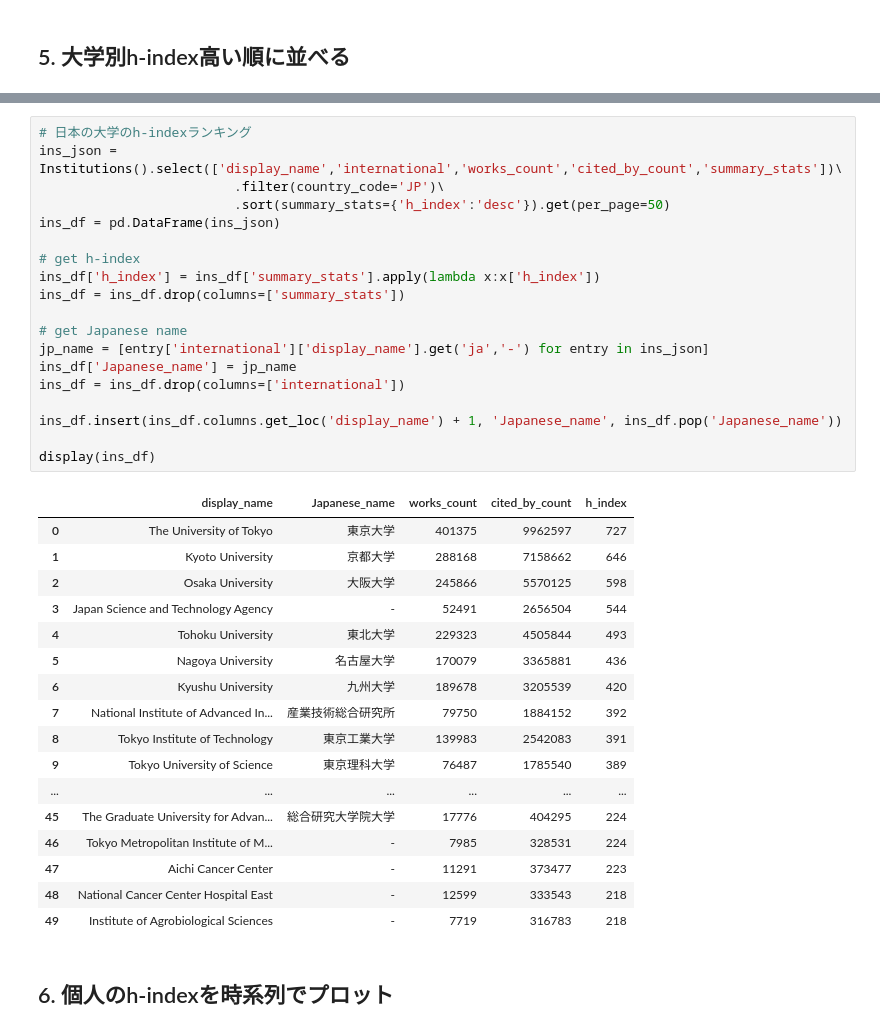
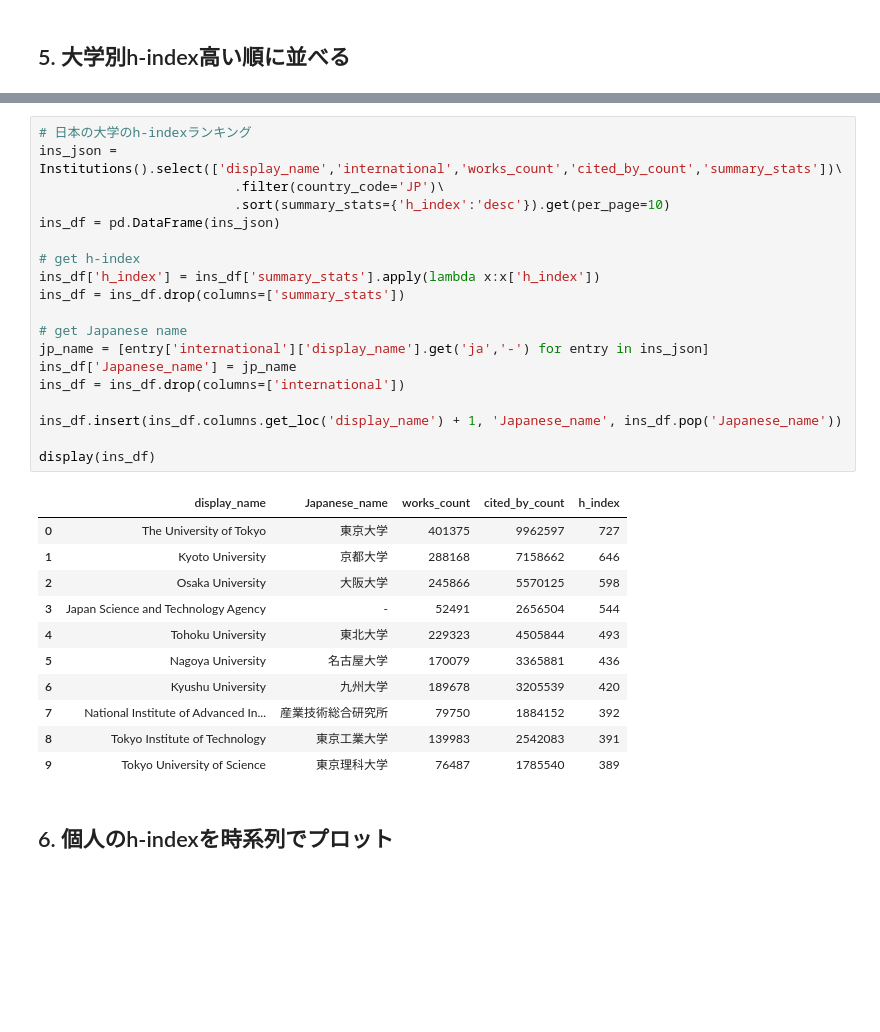
Before and after one commit to ScisciJP/tutorial_jp, a Jupyter notebook: 4-H-index.ipynb, the cells around one changed output, grey strips where cells are left out. Drawn from its saved outputs; the diff is of its cells as text; blank space fills up the shorter version.

```diff
--- a/4-H-index.ipynb
+++ b/4-H-index.ipynb
@@ -541,40 +534,34 @@ display(ins_df)
 # %%
 # 日本の大学のh-indexランキング
 ins_json = Institutions().select(['display_name','international','works_count','cited_by_count','summary_stats'])\
                          .filter(country_code='JP')\
-                         .sort(summary_stats={'h_index':'desc'}).get(per_page=50)
+                         .sort(summary_stats={'h_index':'desc'}).get(per_page=10)
 ins_df = pd.DataFrame(ins_json)
 
 # get h-index
 ins_df['h_index'] = ins_df['summary_stats'].apply(lambda x:x['h_index'])
 ins_df = ins_df.drop(columns=['summary_stats'])
 
 # get Japanese name
 jp_name = [entry['international']['display_name'].get('ja','-') for entry in ins_json]
 ins_df['Japanese_name'] = jp_name
 ins_df = ins_df.drop(columns=['international'])
 
 ins_df.insert(ins_df.columns.get_loc('display_name') + 1, 'Japanese_name', ins_df.pop('Japanese_name'))
 
 display(ins_df)
 # %% [output]
 |  | display_name | Japanese_name | works_count | cited_by_count | h_index |
 | 0 | The University of Tokyo | 東京大学 | 401375 | 9962597 | 727 |
 | 1 | Kyoto University | 京都大学 | 288168 | 7158662 | 646 |
 | 2 | Osaka University | 大阪大学 | 245866 | 5570125 | 598 |
 | 3 | Japan Science and Technology Agency | - | 52491 | 2656504 | 544 |
 | 4 | Tohoku University | 東北大学 | 229323 | 4505844 | 493 |
 | 5 | Nagoya University | 名古屋大学 | 170079 | 3365881 | 436 |
 | 6 | Kyushu University | 九州大学 | 189678 | 3205539 | 420 |
 | 7 | National Institute of Advanced In... | 産業技術総合研究所 | 79750 | 1884152 | 392 |
 | 8 | Tokyo Institute of Technology | 東京工業大学 | 139983 | 2542083 | 391 |
 | 9 | Tokyo University of Science | 東京理科大学 | 76487 | 1785540 | 389 |
-| ... | ... | ... | ... | ... | ... |
-| 45 | The Graduate University for Advan... | 総合研究大学院大学 | 17776 | 404295 | 224 |
-| 46 | Tokyo Metropolitan Institute of M... | - | 7985 | 328531 | 224 |
-| 47 | Aichi Cancer Center | - | 11291 | 373477 | 223 |
-| 48 | National Cancer Center Hospital East | - | 12599 | 333543 | 218 |
-| 49 | Institute of Agrobiological Sciences | - | 7719 | 316783 | 218 |
 # %% [markdown]
 ## 6. 個人のh-indexを時系列でプロット
 # %%
```
Also changed, not shown: parts of 4 cells of this notebook.
